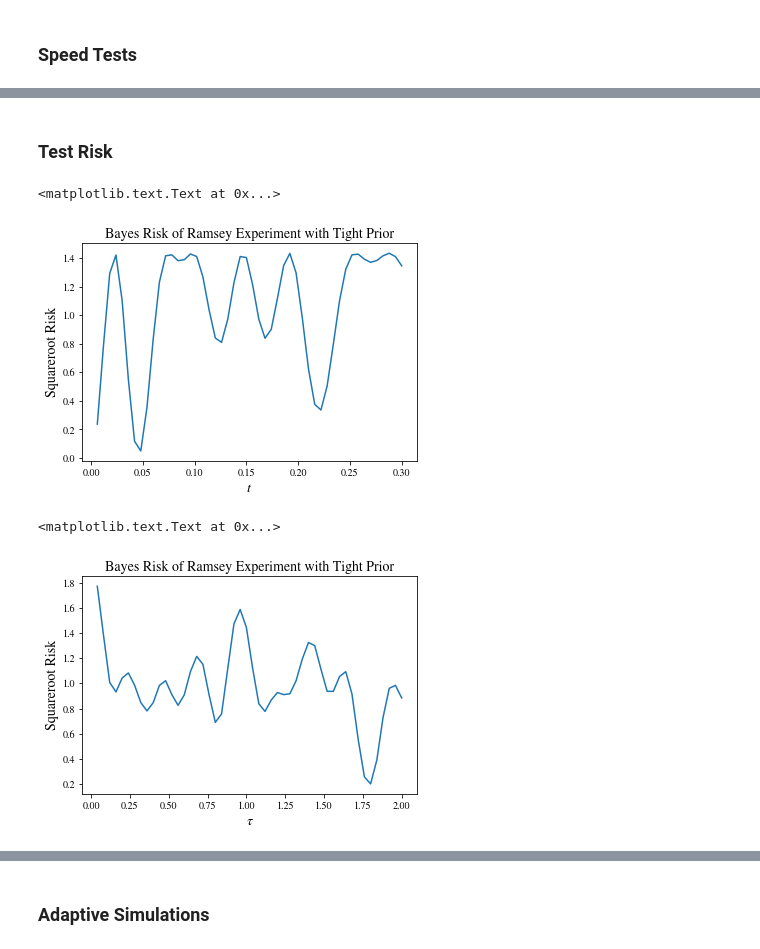
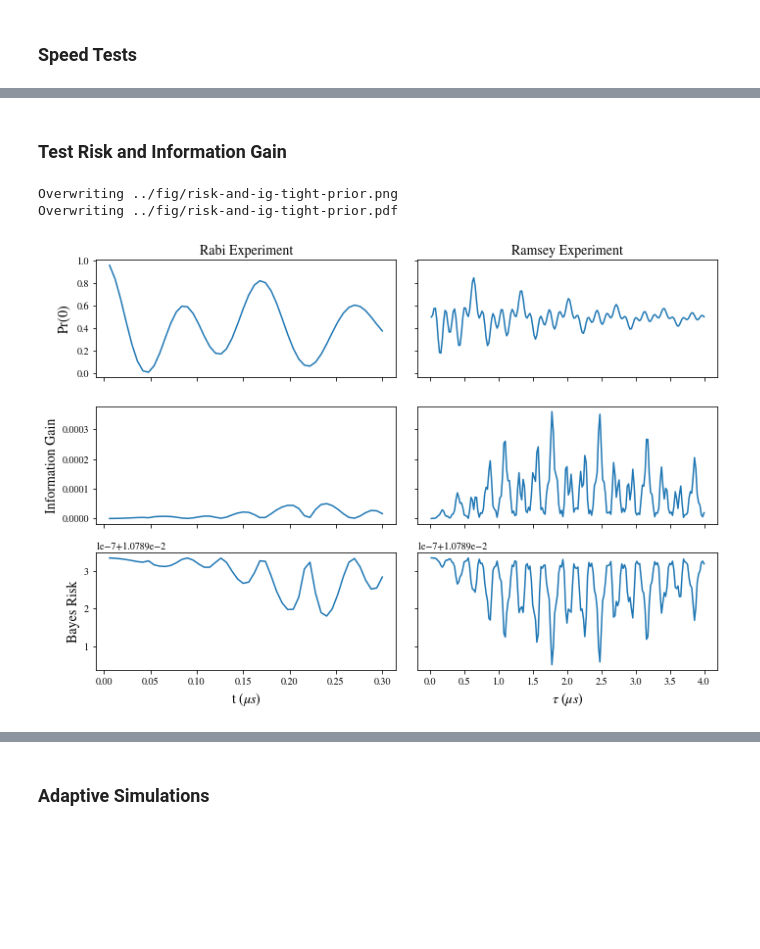
Before and after one commit to ihincks/nv-adaptive, a Jupyter notebook: src/nv-adaptive-simulations.ipynb, the cells around one changed output, grey strips where cells are left out. Saved outputs shown, nothing was run; the diff lists cells and outputs as text; code cells hidden in the pictures; blank space fills up the shorter version.

```diff
--- a/src/nv-adaptive-simulations.ipynb
+++ b/src/nv-adaptive-simulations.ipynb
@@ -67,5 +107,6 @@ Experiment parameters:
 # %%
-true_value = np.array([5.555, 1.432, 0.579, 2.171, 0.035])
+true_value = np.array([5.555, 1.432, 0.579, 2.171, 0.25])
+target_stds = np.array([0.01,0.005,0.01,0.005,0.01])
 wide_prior = qi.UniformDistribution(np.array([
             [0,10],
             [0,10],
@@ -75,7 +116,10 @@ wide_prior = qi.UniformDistribution(np.array([
         ]))
 narrow_prior = qi.UniformDistribution(
     true_value[:,np.newaxis] +
-    np.array([0.01,0.005,0.01,0.005,0.01])
-        [:,np.newaxis]*([-1,1]*np.ones((5,2)))
+    target_stds[:,np.newaxis]*([-1,1]*np.ones((5,2)))
 )
+medium_prior = qi.UniformDistribution(
+    true_value[:,np.newaxis] +
+    10*target_stds[:,np.newaxis]*([-1,1]*np.ones((5,2)))
+)
 # %%
@@ -124,22 +230,48 @@ ramsey_eps = ramsey_sweep(max_tau=2,n=50)
 # %% [markdown]
-###  Test Risk
+###  Test Risk and Information Gain
-# %%
-updater = qi.SMCUpdater(ham_model, 5000, narrow_prior)
-rabi_eps = rabi_sweep(max_t=0.3,n=50)
-plt.plot(rabi_eps['t'], np.sqrt(updater.bayes_risk(rabi_eps)))
-plt.title('Bayes Risk of Rabi Experiment with Tight Prior')
-plt.xlabel(r'$t~(\mu s)$')
-plt.ylabel(r'Squareroot Risk')
-# %% [output]
-<matplotlib.text.Text at 0x...>
-[figure, removed]
-# %%
-updater = qi.SMCUpdater(ham_model, 5000, narrow_prior)
-ramsey_eps = ramsey_sweep(max_tau=2,n=50)
-plt.plot(ramsey_eps['tau'], updater.bayes_risk(ramsey_eps))
-plt.title('Bayes Risk of Ramsey Experiment with Tight Prior')
-plt.xlabel(r'$\tau~(\mu s)$')
-plt.ylabel(r'Squareroot Risk')
-# %% [output]
-<matplotlib.text.Text at 0x...>
-[figure, removed]
+# %%
+updater = qi.SMCUpdater(qi.DirectViewParallelizedModel(ham_model,dview), 5000, narrow_prior)
+ham_model._Q = np.array([1,1,1,1,1])
+
+fig = plt.figure(figsize=(10,7))
+
+ax_rabi_sim = fig.add_subplot(3,2,1)
+ax_rabi_ig = fig.add_subplot(3,2,3, sharex=ax_rabi_sim)
+ax_rabi_risk = fig.add_subplot(3,2,5, sharex=ax_rabi_sim)
+
+rabi_eps = rabi_sweep(max_t=0.3,n=50)
+ax_rabi_sim.plot(rabi_eps['t'], ham_model.likelihood(0, true_value[np.newaxis,:], rabi_eps)[0,0,:], label='Rabi Simulation')
+ax_rabi_ig.plot(rabi_eps['t'], updater.expected_information_gain(rabi_eps), label='Rabi EIG')
+ax_rabi_risk.plot(rabi_eps['t'], np.sqrt(updater.bayes_risk(rabi_eps)), label='Rabi Bayes Risk')
+
+ax_ramsey_sim = fig.add_subplot(3,2,2, sharey=ax_rabi_sim)
+ax_ramsey_ig = fig.add_subplot(3,2,4, sharex=ax_ramsey_sim, sharey=ax_rabi_ig)
+ax_ramsey_risk = fig.add_subplot(3,2,6, sharex=ax_ramsey_sim, sharey=ax_rabi_risk)
+
+tp_est = 1 / true_value[0] / 4
+ramsey_eps = ramsey_sweep(max_tau=4,n=200,tp=tp_est)
+ax_ramsey_sim.plot(ramsey_eps['tau'], ham_model.likelihood(0, true_value[np.newaxis,:], ramsey_eps)[0,0,:], label='Ramsey Simulation')
+ax_ramsey_ig.plot(ramsey_eps['tau'], updater.expected_information_gain(ramsey_eps), label='Ramsey EIG')
+ax_ramsey_risk.plot(ramsey_eps['tau'], np.sqrt(updater.bayes_risk(ramsey_eps)), label='Ramsey Bayes Risk')
+
+plt.setp(ax_ramsey_sim.get_xticklabels(), visible=False)
+plt.setp(ax_ramsey_ig.get_xticklabels(), visible=False)
+plt.setp(ax_rabi_sim.get_xticklabels(), visible=False)
+plt.setp(ax_rabi_ig.get_xticklabels(), visible=False)
+plt.setp(ax_ramsey_sim.get_yticklabels(), visible=False)
+plt.setp(ax_ramsey_ig.get_yticklabels(), visible=False)
+plt.setp(ax_ramsey_risk.get_yticklabels(), visible=False)
+ax_rabi_risk.set_xlabel(r't $(\mu s)$')
+ax_ramsey_risk.set_xlabel(r'$\tau$ $(\mu s)$')
+ax_rabi_ig.set_ylabel('Information Gain')
+ax_rabi_sim.set_ylabel(r'Pr$(0)$')
+ax_rabi_risk.set_ylabel('Bayes Risk')
+ax_rabi_sim.set_title('Rabi Experiment')
+ax_ramsey_sim.set_title('Ramsey Experiment')
+plt.tight_layout()
+
+export_figure(fig, 'risk-and-ig-tight-prior')
+# %% [output]
+Overwriting ../fig/risk-and-ig-tight-prior.png
+Overwriting ../fig/risk-and-ig-tight-prior.pdf
+[figure, added]
```
Also changed, not shown: parts of 23 cells of this notebook.
